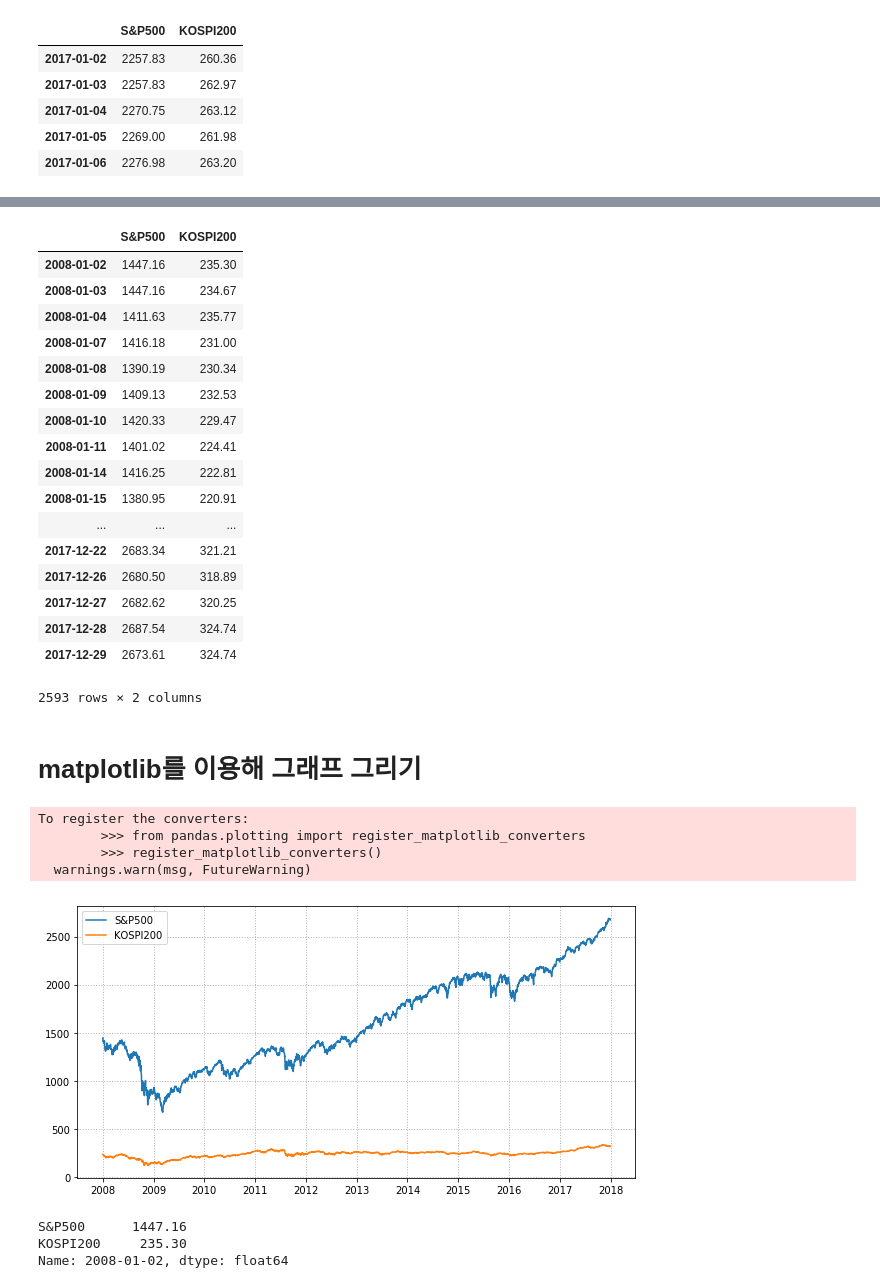
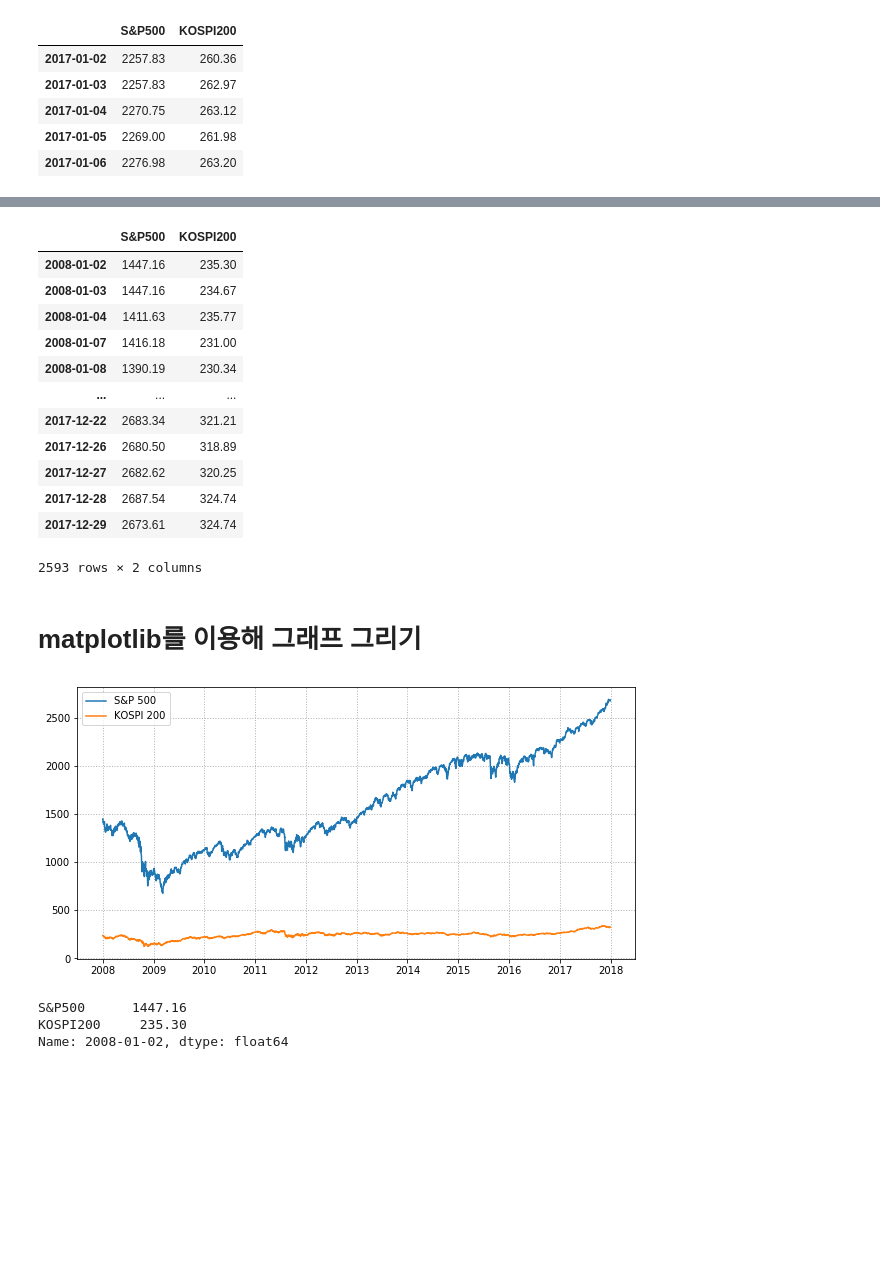
Before and after one commit to finterstellar/recipe, a Jupyter notebook: 07.1. 과거시세 수집.ipynb, the cells around one changed output, grey strips where cells are left out. Saved outputs shown, nothing was run; the diff lists cells and outputs as text; code cells hidden in the pictures; blank space fills up the shorter version.

Commit message:
Add files via upload
pandas 라이브러리 버전변경 관련 코드 수정

```diff
--- a/07.1. 과거시세 수집.ipynb
+++ b/07.1. 과거시세 수집.ipynb
@@ -589,6 +585,7 @@ sp500 = index_global(historical_prices, index_cd, '2008-1-1', '2017-12-31')    #
 tmp = {'S&P500':sp500, 'KOSPI200':kospi200}
 # %%
 df = pd.DataFrame(tmp)
+df.sort_index(inplace=True)   # 날짜순으로 정렬하기 위한 코드 추가
 df
 # %% [output]
 |  | S&P500 | KOSPI200 |
@@ -621,11 +613,6 @@ df
 | 2008-01-04 | 1411.63 | 235.77 |
 | 2008-01-07 | 1416.18 | 231.00 |
 | 2008-01-08 | 1390.19 | 230.34 |
-| 2008-01-09 | 1409.13 | 232.53 |
-| 2008-01-10 | 1420.33 | 229.47 |
-| 2008-01-11 | 1401.02 | 224.41 |
-| 2008-01-14 | 1416.25 | 222.81 |
-| 2008-01-15 | 1380.95 | 220.91 |
 | ... | ... | ... |
 | 2017-12-22 | 2683.34 | 321.21 |
 | 2017-12-26 | 2680.50 | 318.89 |
@@ -641,15 +632,11 @@ import matplotlib.pyplot as plt
 # %%
 plt.figure(figsize=(10, 5))
-plt.plot(df['S&P500'])
-plt.plot(df['KOSPI200'])
+plt.plot(df['S&P500'], label='S&P 500')
+plt.plot(df['KOSPI200'], label='KOSPI 200')
 plt.legend(loc=0)
 plt.grid(True, color='0.7', linestyle=':', linewidth=1)
 # %% [output]
-To register the converters:
-        >>> from pandas.plotting import register_matplotlib_converters
-        >>> register_matplotlib_converters()
-  warnings.warn(msg, FutureWarning)
-[figure, old version]
+[figure, new version]
 # %%
 df.iloc[0]
 # %% [output]
```
Also changed, not shown: parts of 28 cells of this notebook.
